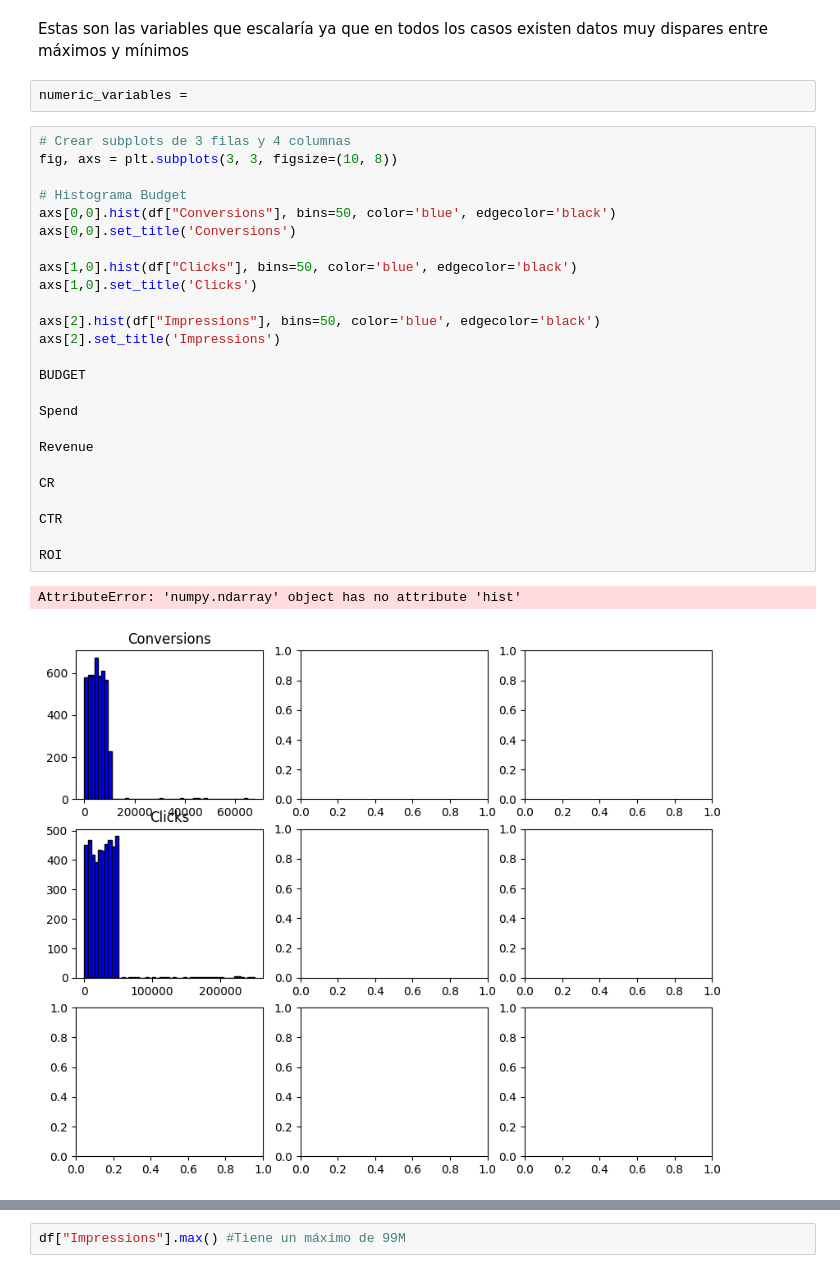
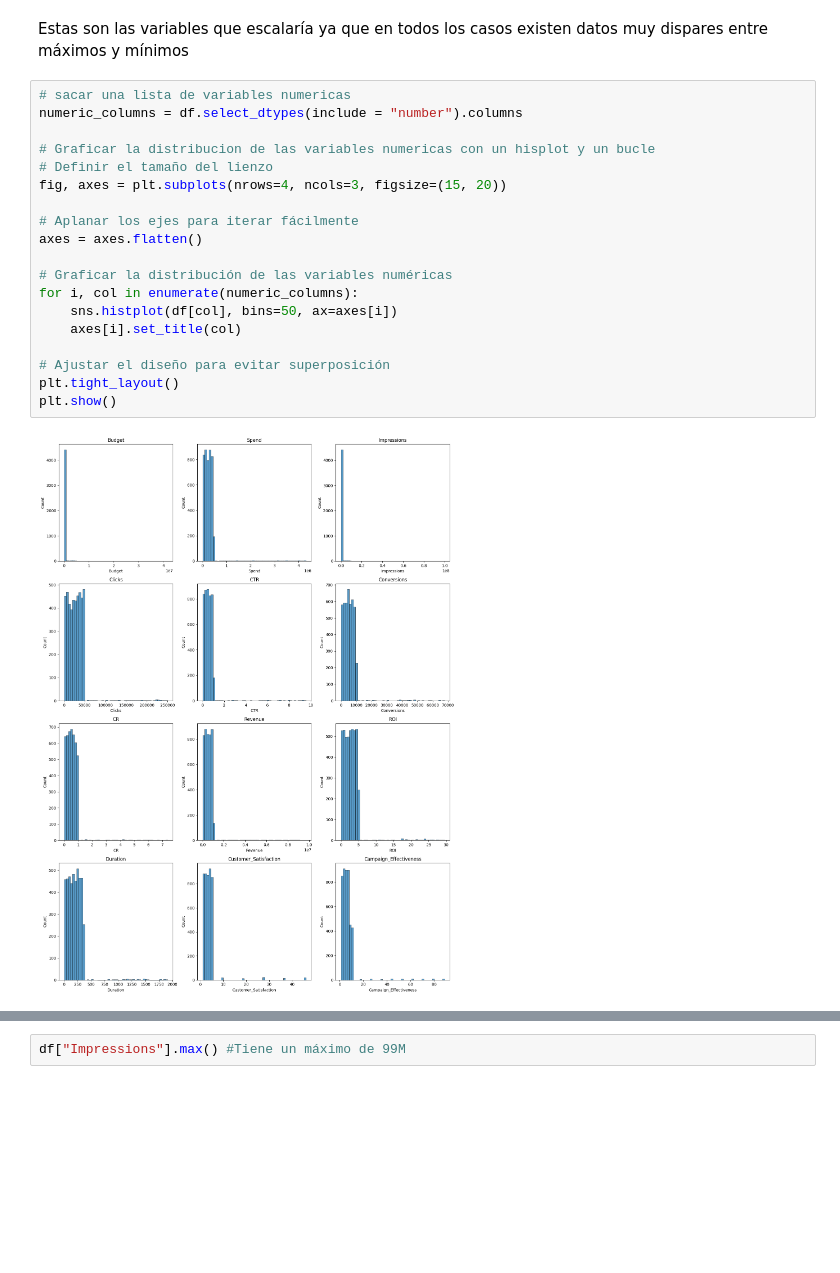
Before and after one commit to Germandcont/Data_Analysis_Project, a Jupyter notebook: Notebooks/Notebook.ipynb, the cells around one changed output, grey strips where cells are left out. Cells and saved outputs as stored; diff of their text form; blank space fills up the shorter version.

```diff
--- a/Notebooks/Notebook.ipynb
+++ b/Notebooks/Notebook.ipynb
@@ -164,33 +143,24 @@ dtype: float64
 # Limpieza de datos
 # %% [markdown]
 Estas son las variables que escalaría ya que en todos los casos existen datos muy dispares entre máximos y mínimos
-# %%
-numeric_variables =
-# %%
-# Crear subplots de 3 filas y 4 columnas
-fig, axs = plt.subplots(3, 3, figsize=(10, 8))
-
-# Histograma Budget
-axs[0,0].hist(df["Conversions"], bins=50, color='blue', edgecolor='black')
-axs[0,0].set_title('Conversions')
-
-axs[1,0].hist(df["Clicks"], bins=50, color='blue', edgecolor='black')
-axs[1,0].set_title('Clicks')
-
-axs[2].hist(df["Impressions"], bins=50, color='blue', edgecolor='black')
-axs[2].set_title('Impressions')
-
-BUDGET
-
-Spend
-
-Revenue
-
-CR
-
-CTR
-
-ROI
-# %% [output]
-AttributeError: 'numpy.ndarray' object has no attribute 'hist'
-[figure, removed]
+# %%
+# sacar una lista de variables numericas
+numeric_columns = df.select_dtypes(include = "number").columns
+
+# Graficar la distribucion de las variables numericas con un hisplot y un bucle
+# Definir el tamaño del lienzo
+fig, axes = plt.subplots(nrows=4, ncols=3, figsize=(15, 20))
+
+# Aplanar los ejes para iterar fácilmente
+axes = axes.flatten()
+
+# Graficar la distribución de las variables numéricas
+for i, col in enumerate(numeric_columns):
+    sns.histplot(df[col], bins=50, ax=axes[i])
+    axes[i].set_title(col)
+
+# Ajustar el diseño para evitar superposición
+plt.tight_layout()
+plt.show()
+# %% [output]
+[figure, added]
```
Also changed, not shown: parts of 4 cells of this notebook.
